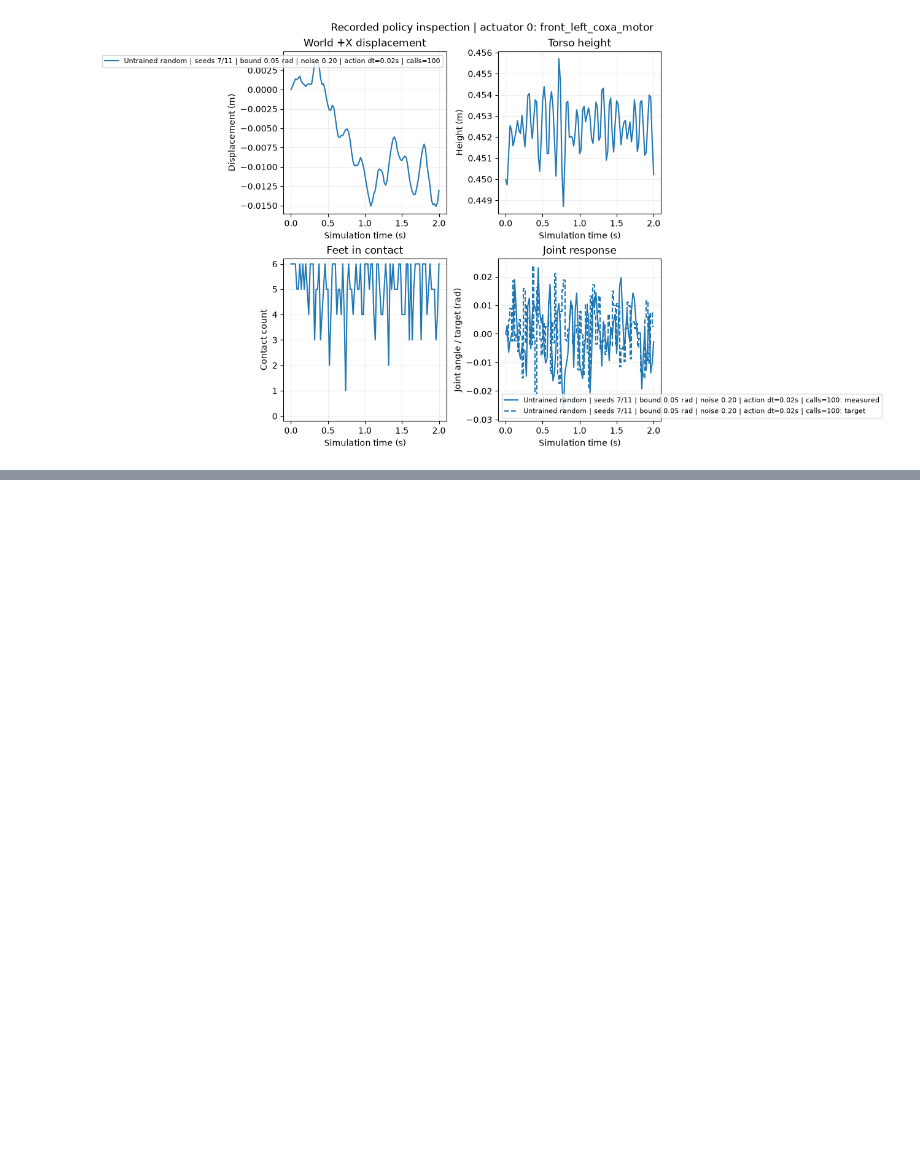
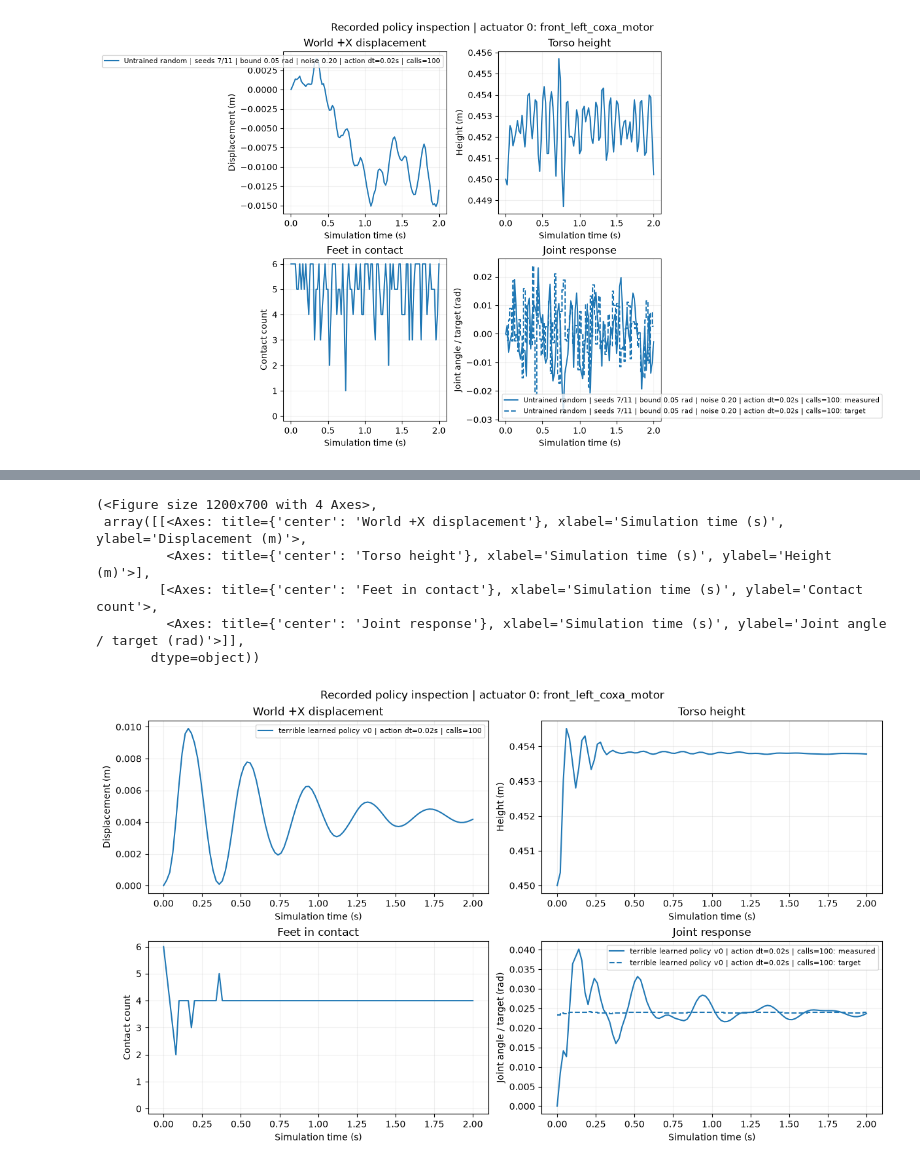
Before and after one commit to haidmoham/spider, a Jupyter notebook: lab/notebooks/03_coordinated_baseline.ipynb, the cells around one changed output, grey strips where cells are left out. Saved outputs shown, nothing was run; the diff lists cells and outputs as text; code cells hidden in the pictures; blank space fills up the shorter version.

```diff
--- a/lab/notebooks/03_coordinated_baseline.ipynb
+++ b/lab/notebooks/03_coordinated_baseline.ipynb
@@ -72,2 +72,58 @@ Viewer opened (PID 38940). Recorded states: c:\Users\haidm\Desktop\robotics\spid
 # %%
 # Reinforcement learning
+# terrible first pass — make this real later
+
+import torch
+import torch.nn as nn
+import torch.optim as optim
+
+OBS_DIM = 18   # wrong? probably. fix me.
+ACT_DIM = 18
+
+policy = nn.Sequential(
+    nn.Linear(OBS_DIM, 64),
+    nn.Tanh(),
+    nn.Linear(64, ACT_DIM),
+    nn.Tanh(),
+)
+
+optimizer = optim.Adam(policy.parameters(), lr=3e-4)
+
+def observation_from(state):
+    # START EDITING HERE:
+    # decide what the robot should actually be allowed to observe
+    return torch.tensor(state.joint_positions, dtype=torch.float32)
+
+def reward_from(state):
+    # START EDITING HERE:
+    # this reward is intentionally stupid
+    forward = state.torso_position[0]
+    upright = state.torso_position[2]
+    return forward + 0.1 * upright
+
+def learned_policy(state):
+    obs = observation_from(state)
+
+    with torch.no_grad():
+        action = policy(obs)
+
+    # small offsets so we don't immediately launch the spider into orbit
+    return 0.1 * action.numpy()
+
+
+recording = record_policy(
+    learned_policy,
+    label="terrible learned policy v0",
+    action_count=100,
+    physics_steps=10,
+)
+
+plot_recordings(recording)
+# %% [output]
+(<Figure size 1200x700 with 4 Axes>,
+ array([[<Axes: title={'center': 'World +X displacement'}, xlabel='Simulation time (s)', ylabel='Displacement (m)'>,
+         <Axes: title={'center': 'Torso height'}, xlabel='Simulation time (s)', ylabel='Height (m)'>],
+        [<Axes: title={'center': 'Feet in contact'}, xlabel='Simulation time (s)', ylabel='Contact count'>,
+         <Axes: title={'center': 'Joint response'}, xlabel='Simulation time (s)', ylabel='Joint angle / target (rad)'>]],
+       dtype=object))
+[figure, added]
```
Also changed, not shown: parts of 1 cell of this notebook.
